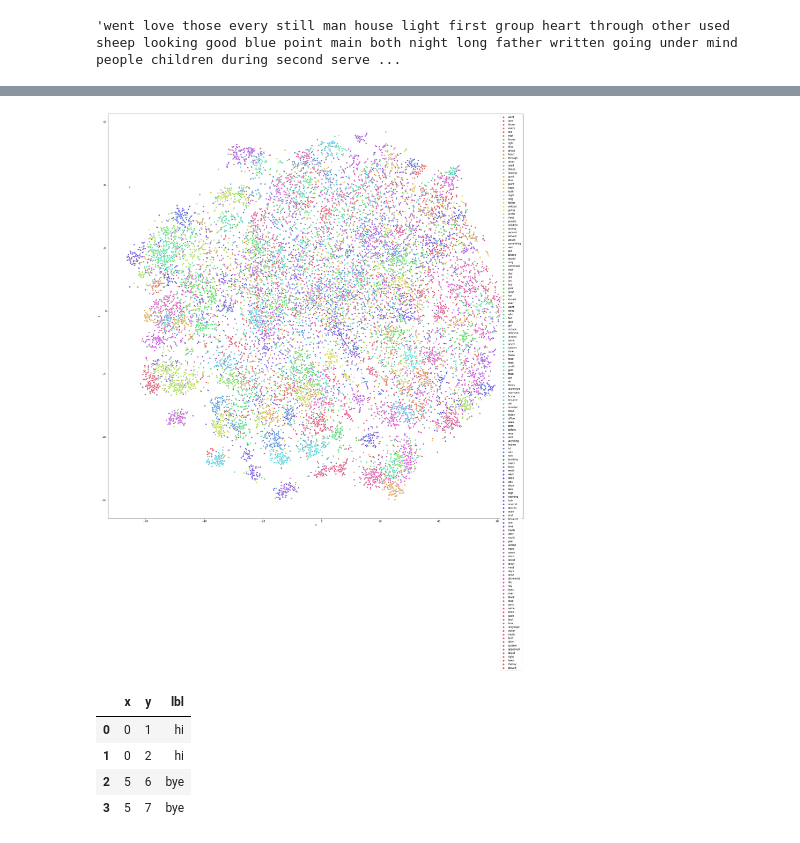
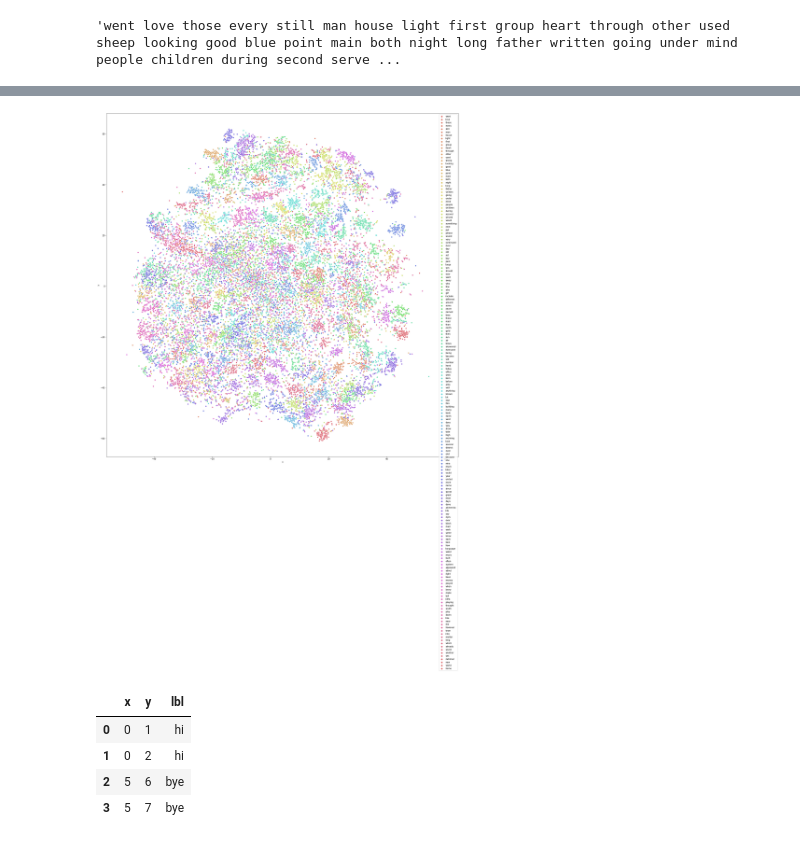
Before and after one commit to harvard-edge/multilingual_kws, a Jupyter notebook: embedding.ipynb, the cells around one changed output, grey strips where cells are left out. Cells and saved outputs as stored; diff of their text form; code cells hidden in the pictures.

```diff
--- a/embedding.ipynb
+++ b/embedding.ipynb
@@ -390,2 +413,10 @@ Trainable params: 1,637,476
 Non-trainable params: 3
 _________________________________________________________________
+# %%
+for spectrogram, _ in spectrogram_ds.take(1):
+    input_shape = spectrogram.shape
+print('Input shape:', input_shape)
+num_labels = len(commands)
+
+norm_layer = preprocessing.Normalization()
+norm_layer.adapt(spectrogram_ds.map(lambda x, _: x))
@@ -682,6 +725,6 @@ len(good_embeddings.keys())
 # %% [output]
 'went love those every still man house light first group heart through other used sheep looking good blue point main both night long father written going under mind people children during second serve ...
 # %%
-rawdata = [embedding for key, embeddings in good_embeddings.items() for embedding in embeddings]
+rawdata = [embedding for key, embeddings in embeddings.items() for embedding in embeddings]
 len(rawdata)
 # %% [output]
@@ -725,5 +768,6 @@ fit.shape
 # %%
-matched_keys = [key for key, embeddings in good_embeddings.items() for embedding in embeddings]
+# ground-truth label for each embedding vector
+matched_keys = [key for key, embeddings in embeddings.items() for embedding in embeddings]
 print(len(matched_keys))
 matched_keys[0:5]
 # %% [output]
@@ -740,13 +784,13 @@ df.to_csv("tsne.csv", index=False)
 # %%
 sns.scatterplot(x="x",
                 y="y",
                 hue=df.keyword.tolist(),
                 data=df,
-                palette=sns.color_palette("hls", len(good_embeddings.keys()))
+                palette=sns.color_palette("hls", len(embeddings.keys()))
                );
 plt.gcf().set_size_inches(30,30);
 # %% [output]
-[figure, old version]
+[figure, new version]
 # %%
 mydata = [[0,1, "hi"],[0,2, "hi"],[5,6,"bye"],[5,7,"bye"]]
 df = pd.DataFrame(mydata, columns=["x", "y", "lbl"])
```
Also changed, not shown: parts of 45 cells of this notebook, 1 other file.
